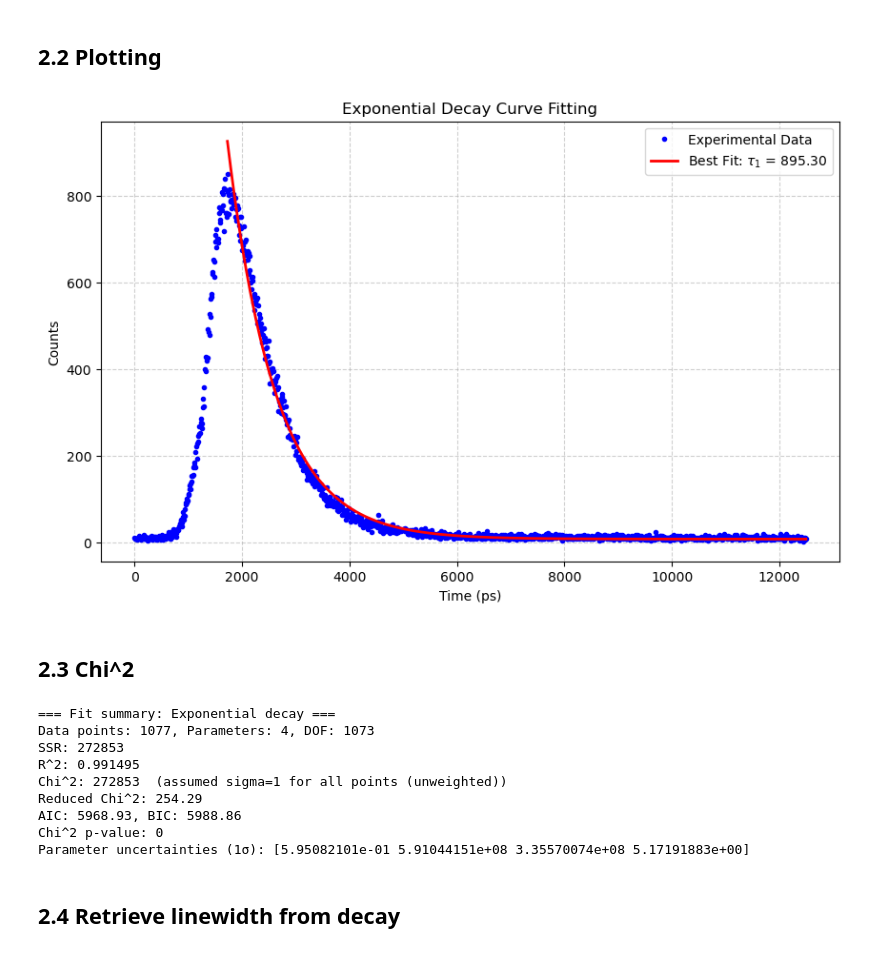
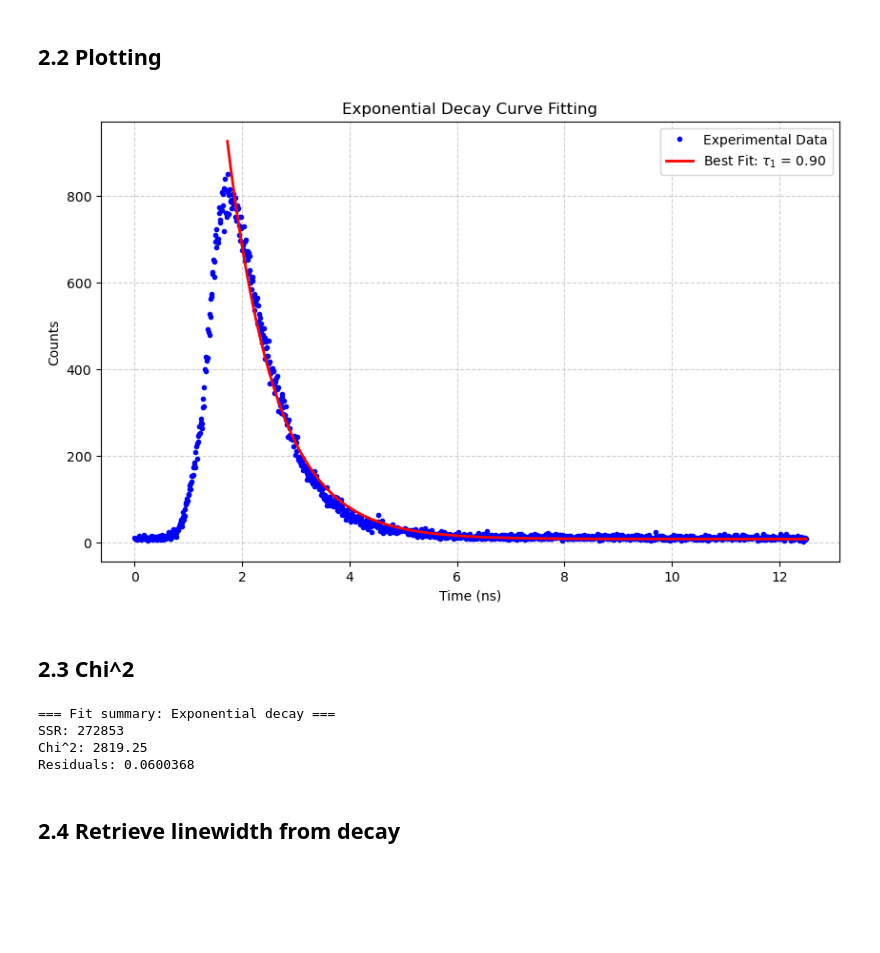
Before and after one commit to cezaris13/Quantum-Photonics-Experiment, a Jupyter notebook: Experiments.ipynb, the cells around one changed output. Saved outputs shown, nothing was run; the diff lists cells and outputs as text; code cells hidden in the pictures; blank space fills up the shorter version.

Commit message:
finalized experiment to extract linewidth

```diff
--- a/Experiments.ipynb
+++ b/Experiments.ipynb
@@ -363,15 +299,15 @@ A1 = np.max(y)- F0
 p0 = [
     F0,                          # F0_guess (baseline)
     A1,                          # A1_guess (amplitude)
-    1000,                        # t0_guess (time offset)
-    500                          # tau1_guess (decay constant)
+    1,                        # t0_guess (time offset)
+    0.5                          # tau1_guess (decay constant)
 ]
 # %% [markdown]
 ## 2.1 Retrieve parameters for exponential decay
 # %%
 peak_index = np.argmax(y)
 end = np.max(x)
-x_fit = x[peak_index:]
+x_fit = x[peak_index:] / 1000
 y_fit = y[peak_index:]
 
 popt_exp, pcov_exp, y_fit_exp = fit_curve(
@@ -415,17 +351,17 @@ tau1: 895.298188535245
 ## 2.2 Plotting
 # %%
 plt.figure(figsize=(10, 6))
-plt.plot(x, y, 'bo', markersize=3, label='Experimental Data')
+plt.plot(x/1000, y, 'bo', markersize=3, label='Experimental Data')
 plt.plot(x_fit, y_fit_exp, 'r-', linewidth=2, label=f'Best Fit: $\\tau_1$ = {tau1_fit:.2f}')
 
 plt.title('Exponential Decay Curve Fitting')
-plt.xlabel('Time (ps)')
+plt.xlabel('Time (ns)')
 plt.ylabel('Counts')
 plt.legend()
 plt.grid(True, linestyle='--', alpha=0.6)
 plt.show()
 # %% [output]
-[figure, old version]
+[figure, new version]
 # %% [markdown]
 ## 2.3 Chi^2
 # %%
@@ -434,22 +370,15 @@ res_exp = fit_quality_metrics(
     y=y_fit,
     model=exponential_decay,
     popt=popt_exp,
-    pcov=pcov_exp,
-    sigma=None,
     name="Exponential decay"
 )
 
 print_fit_summary(res_exp)
 # %% [output]
 === Fit summary: Exponential decay ===
-Data points: 1077, Parameters: 4, DOF: 1073
 SSR: 272853
-R^2: 0.991495
-Chi^2: 272853  (assumed sigma=1 for all points (unweighted))
-Reduced Chi^2: 254.29
-AIC: 5968.93, BIC: 5988.86
-Chi^2 p-value: 0
-Parameter uncertainties (1σ): [5.95082101e-01 5.91044151e+08 3.35570074e+08 5.17191883e+00]
+Chi^2: 2819.25
+Residuals: 0.0600368
 # %% [markdown]
 ## 2.4 Retrieve linewidth from decay
 # %% [markdown]
```
Also changed, not shown: parts of 17 cells of this notebook.
